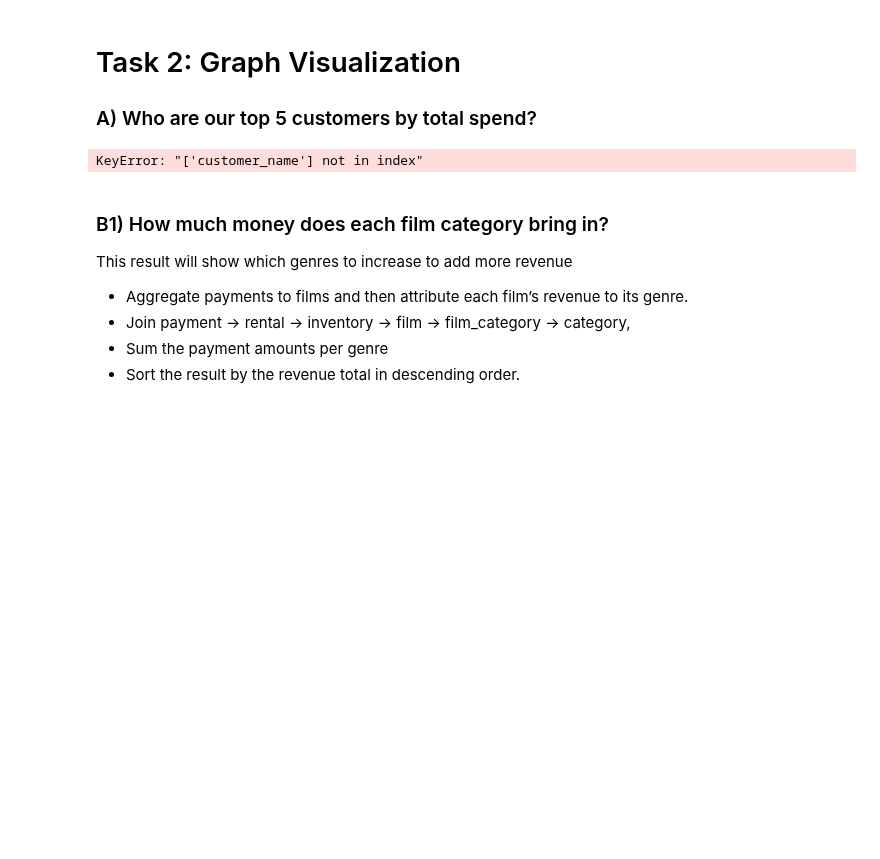
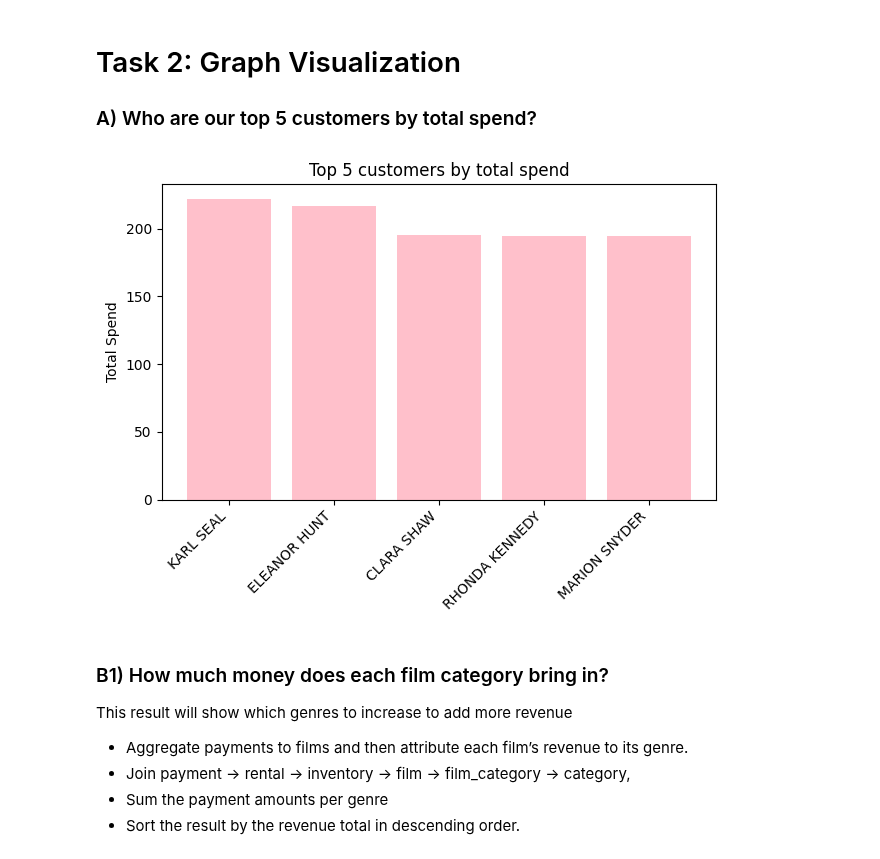
Before and after one commit to Akina-Aoki/sql_lab1_aira_franco, a Jupyter notebook: duckdb_pandas.ipynb, the cells around one changed output. Drawn from its saved outputs; the diff is of its cells as text; code cells hidden in the pictures; blank space fills up the shorter version.

```diff
--- a/duckdb_pandas.ipynb
+++ b/duckdb_pandas.ipynb
@@ -800,22 +757,22 @@ top5_winners = duckdb.sql("""--sql
     JOIN customer c ON p.customer_id = c.customer_id
     GROUP BY c.customer_id, full_name
     ORDER BY total_spend DESC
-    LIMIT 6;
+    LIMIT 5;
 """).df()
 # %%
 import matplotlib.pyplot as plt
 
-df = top5_winners[['customer_name','total_spend']]
+df = top5_winners[['full_name','total_spend']]
 x = range(len(df))
 
 plt.bar(x, df['total_spend'], color = 'pink')
-plt.xticks(x, df['customer_name'], rotation = 45, ha = 'right', color = 'black')
+plt.xticks(x, df['full_name'], rotation = 45, ha = 'right', color = 'black')
 plt.ylabel('Total Spend')
 plt.title('Top 5 customers by total spend')
 plt.tight_layout()
 plt.show()
 # %% [output]
-KeyError: "['customer_name'] not in index"
+[figure, added]
 # %% [markdown]
 ### B1) How much money does each film category bring in?
 This result will show which genres to increase to add more revenue
```
Also changed, not shown: parts of 14 cells of this notebook, 7 other files.
